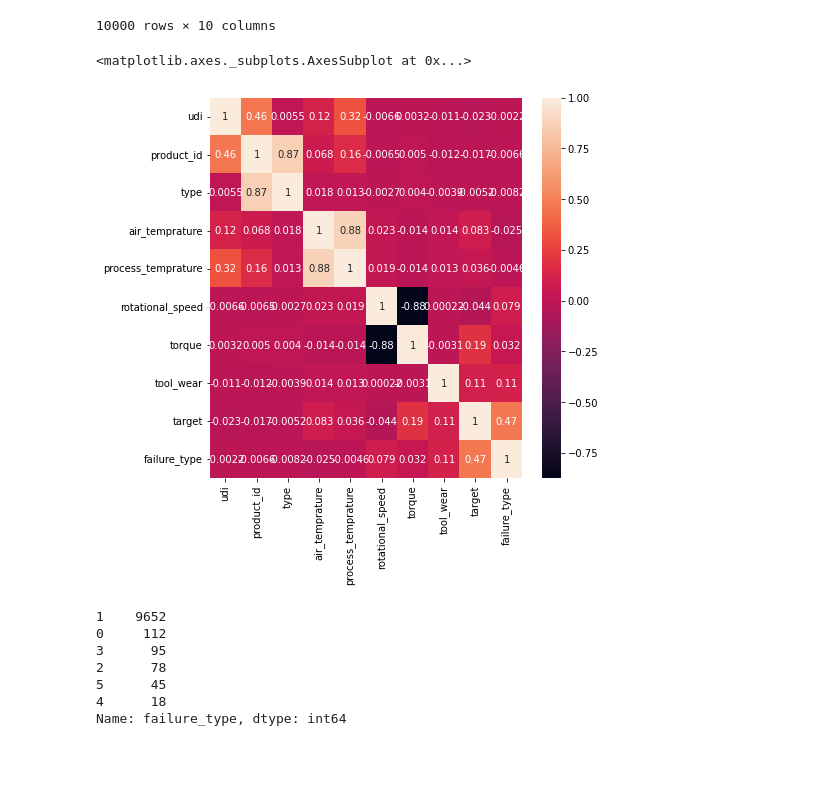
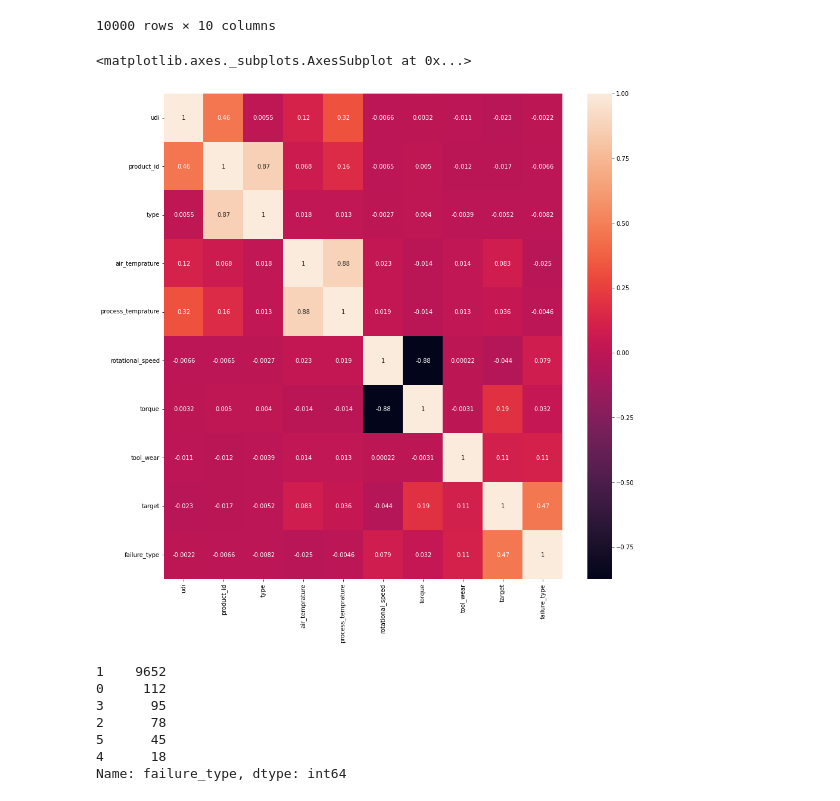
Before and after one commit to Maoelan/Predictive_Maintenance-Imbalanced_Multiclass, a Jupyter notebook: Predictive_Maintenance.ipynb, the cells around one changed output. Saved outputs shown, nothing was run; the diff lists cells and outputs as text; code cells hidden in the pictures; blank space fills up the shorter version.

```diff
--- a/Predictive_Maintenance.ipynb
+++ b/Predictive_Maintenance.ipynb
@@ -56,12 +56,12 @@ mc
 10000 rows × 10 columns
 # %%
 corr = mc.corr()
-plt.subplots(figsize=(7,7))
+plt.subplots(figsize=(15,15))
 
 sns.heatmap(corr, xticklabels=corr.columns,yticklabels=corr.columns,annot=True)
 # %% [output]
 <matplotlib.axes._subplots.AxesSubplot at 0x...>
-[figure, old version]
+[figure, new version]
 # %%
 mc['failure_type'].value_counts()
 # %% [output]
```
